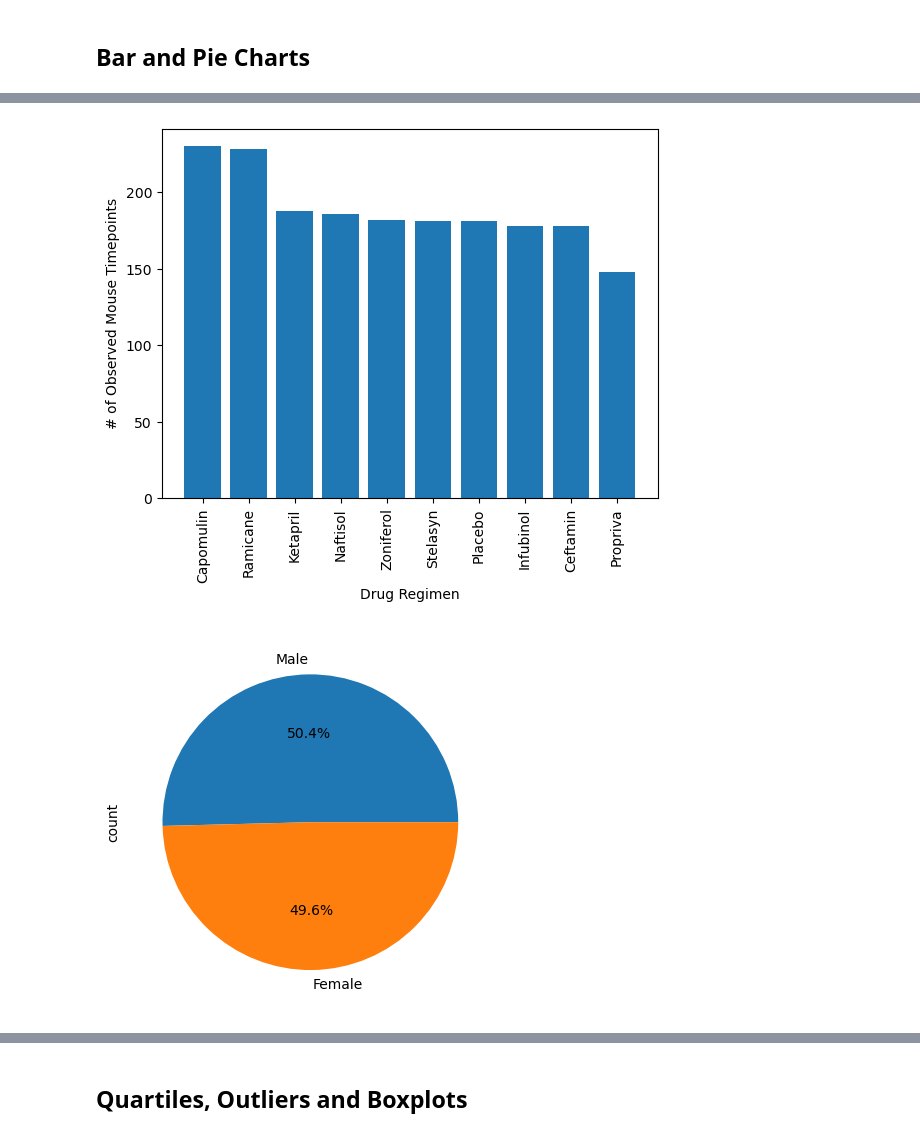
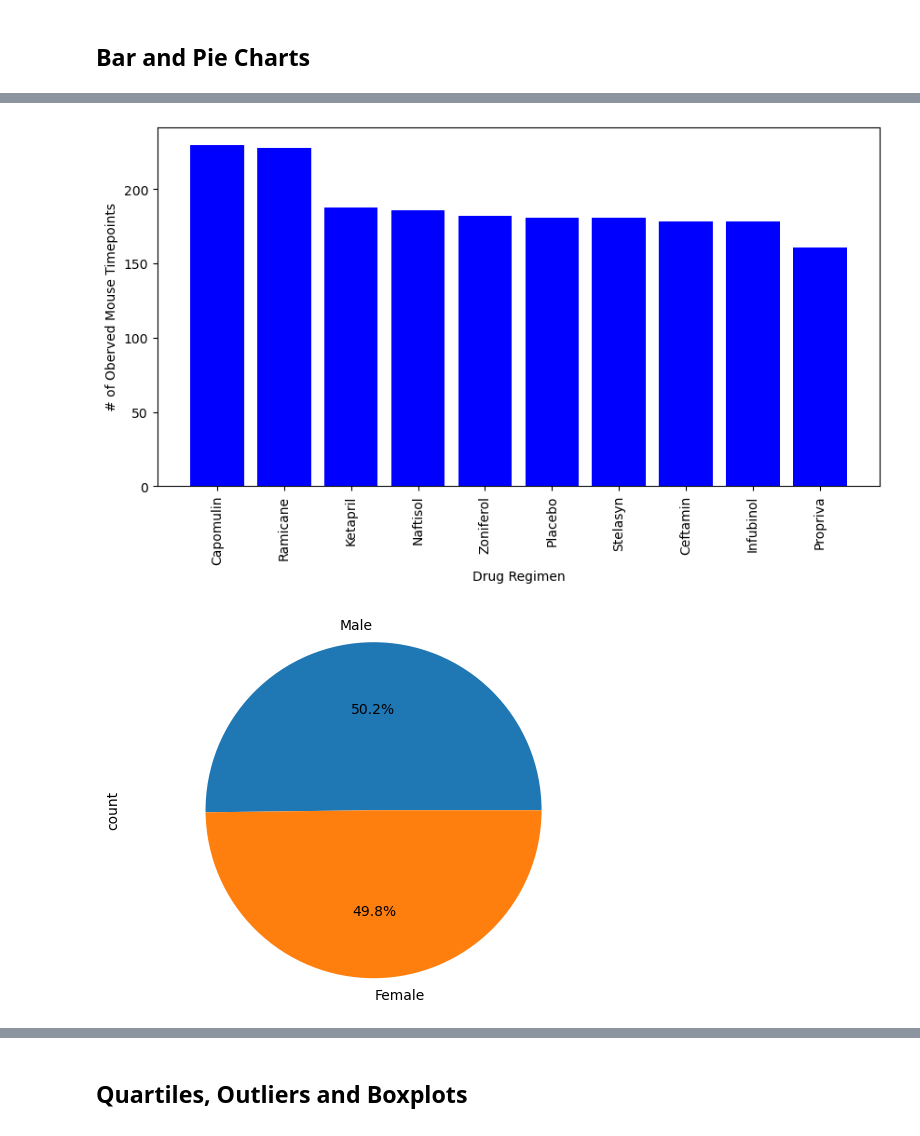
Before and after one commit to SaloumBouchaaya/Pymaceuticals_Challenge, a Jupyter notebook: pymaceuticals_WKBOOK_starter.ipynb, the cells around one changed output, grey strips where cells are left out. Drawn from its saved outputs; the diff is of its cells as text; code cells hidden in the pictures.

```diff
--- a/pymaceuticals_WKBOOK_starter.ipynb
+++ b/pymaceuticals_WKBOOK_starter.ipynb
@@ -148,15 +154,24 @@ summary_stats
 # %%
 # Generate a bar plot showing the total number of rows (Mouse ID/Timepoints) for each drug regimen using pyplot.
+regimen_counts_pyplot=mouse_study.groupby('Drug Regimen').size()
+regimen_counts_pyplot_ordered=regimen_counts_pyplot.sort_values(ascending=False)
+plt.figure(figsize=(10,5))
+plt.bar(regimen_counts_pyplot_ordered.index,regimen_counts_pyplot_ordered.values, color='blue',)
+plt.xlabel('Drug Regimen')
+plt.ylabel('# of Oberved Mouse Timepoints')
+plt.xticks(rotation=90)
+plt.show()
 # %% [output]
-[figure, old version]
+[figure, new version]
 # %%
 # Generate a pie chart, using Pandas, showing the distribution of unique female versus male mice used in the study
-
+unique_sex=cleaned_mouse_study['Sex'].value_counts()
 # Get the unique mice with their gender
-
-
+unique_sex.plot(kind="pie", autopct='%1.1f%%')
+plt.axis('equal')
 # Make the pie chart
+plt.show()
 # %% [output]
-[figure, old version]
+[figure, new version]
 # %%
 # Generate a pie chart, using pyplot, showing the distribution of unique female versus male mice used in the study
```
Also changed, not shown: parts of 4 cells of this notebook.
